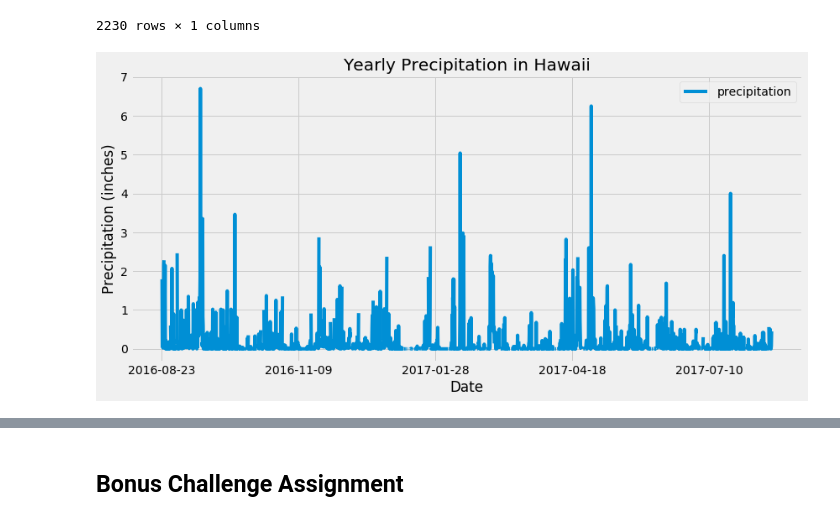
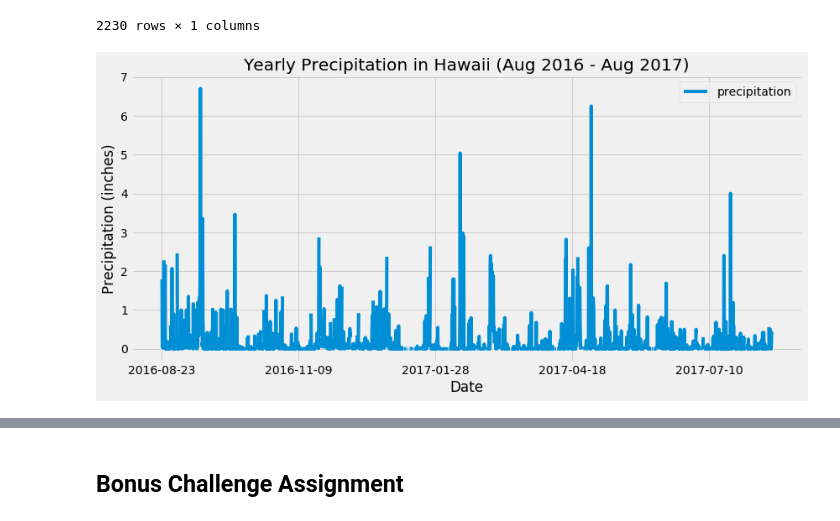
Before and after one commit to lachispa202/10-SQLAlchemy-Homework, a Jupyter notebook: climate_starter.ipynb, the cells around one changed output, grey strips where cells are left out. Saved outputs shown, nothing was run; the diff lists cells and outputs as text; code cells hidden in the pictures.

```diff
--- a/climate_starter.ipynb
+++ b/climate_starter.ipynb
@@ -132,21 +134,21 @@ precipitation_v2_data
 # %%
 # Plot the results
 fig, ax=plt.subplots(figsize = (12,6))
 
 precipitation_v2_data.plot(ax=ax, x_compat = True)
 
 # Title & Lables
 ax.set_xlabel('Date')
 ax.set_ylabel('Precipitation (inches)')
-ax.set_title('Yearly Precipitation in Hawaii')
+ax.set_title('Yearly Precipitation in Hawaii (Aug 2016 - Aug 2017)')
 
 # Save Figure
 plt.savefig("Images/precipitation.png")
 
 # plot
 plt.tight_layout()
 plt.show()
 # %% [output]
-[figure, old version]
+[figure, new version]
 # %%
 # Use Pandas to calcualte the summary statistics for the precipitation data
```
Also changed, not shown: parts of 10 cells of this notebook, 2 other files.
